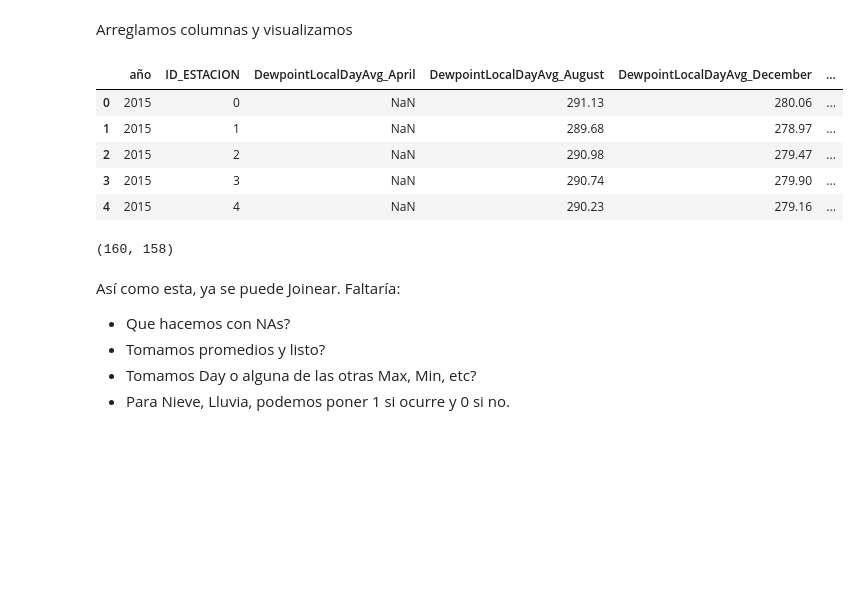
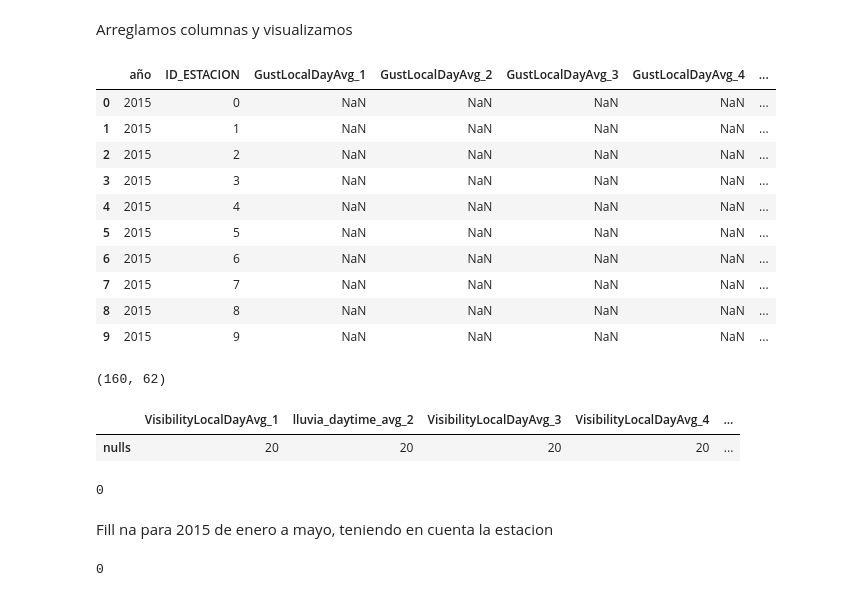
Before and after one commit to vitostamatti/datathon-cajamar-malbecs, a Jupyter notebook: notebooks/01-data-preprocessing/eto_preparation.ipynb, the cells around one changed output. Cells and saved outputs as stored; diff of their text form; code cells hidden in the pictures; blank space fills up the shorter version.

```diff
--- a/notebooks/01-data-preprocessing/eto_preparation.ipynb
+++ b/notebooks/01-data-preprocessing/eto_preparation.ipynb
@@ -142,0 +141,11 @@ agrupado_avg = agrupado[ids + avg_cols_days]
+# %%
+avg_cols_days = list(df_mensual.filter(like='DayAvg').columns)
+new_cols = cols_sum
+ids = ['ID_ESTACION','año','mes_num']
+temperaturas = ['TemperatureLocalAfternoonAvg','TemperatureLocalOvernightAvg']
+df_grouped = df_mensual[ids + avg_cols_days + new_cols + temperaturas]
+
+cols_delete = ['TemperatureLocalDayAvg', 'PrecipAmountLocalDayAvg', 'SnowAmountLocalDayAvg','DewpointLocalDayAvg',
+                'EvapotranspirationLocalDayAvg', 'FeelsLikeLocalDayAvg','GlobalHorizontalIrradianceLocalDayAvg']
+
+df_grouped = df_grouped.drop(columns=cols_delete)
@@ -142,0 +168,2 @@ agrupado_avg = agrupado[ids + avg_cols_days]
+# %%
+df_grouped=df_grouped[df_grouped['mes_num'].isin([1,2,3,4,5,6])]
@@ -142,0 +191,2 @@ agrupado_avg = agrupado[ids + avg_cols_days]
+# %%
+df_grouped['GustLocalDayAvg']=df_grouped['GustLocalDayAvg'].fillna(0)
@@ -143,4 +222,6 @@ agrupado_avg = agrupado[ids + avg_cols_days]
 # %% [markdown]
 Pivote pivote, llamamos join al dataset final
 # %%
-join = agrupado_avg.pivot(index=['año','ID_ESTACION'], columns='mes', values=avg_cols_days).reset_index()
+values_cols = list(df_grouped.filter(like='DayAvg').columns) + new_cols
+
+df_for_join = df_grouped.pivot(index=['año','ID_ESTACION'], columns='mes_num', values=values_cols).reset_index()
@@ -147,23 +243,41 @@ join = agrupado_avg.pivot(index=['año','ID_ESTACION'], columns='mes', values=av
 # %% [markdown]
 Arreglamos columnas y visualizamos
 # %%
-join.columns = [x+'_'+y if y != '' else x for x,y in join.columns.to_flat_index()]
-join.head()
+df_for_join.columns = [x +'_'+ str(y) if y != '' else x for x,y in df_for_join.columns.to_flat_index()]
+df_for_join.head(10)
 # %% [output]
-|  | año | ID_ESTACION | DewpointLocalDayAvg_April | DewpointLocalDayAvg_August | DewpointLocalDayAvg_December | ... |
-| 0 | 2015 | 0 | NaN | 291.13 | 280.06 | ... |
-| 1 | 2015 | 1 | NaN | 289.68 | 278.97 | ... |
-| 2 | 2015 | 2 | NaN | 290.98 | 279.47 | ... |
-| 3 | 2015 | 3 | NaN | 290.74 | 279.90 | ... |
-| 4 | 2015 | 4 | NaN | 290.23 | 279.16 | ... |
+|  | año | ID_ESTACION | GustLocalDayAvg_1 | GustLocalDayAvg_2 | GustLocalDayAvg_3 | GustLocalDayAvg_4 | ... |
+| 0 | 2015 | 0 | NaN | NaN | NaN | NaN | ... |
+| 1 | 2015 | 1 | NaN | NaN | NaN | NaN | ... |
+| 2 | 2015 | 2 | NaN | NaN | NaN | NaN | ... |
+| 3 | 2015 | 3 | NaN | NaN | NaN | NaN | ... |
+| 4 | 2015 | 4 | NaN | NaN | NaN | NaN | ... |
+| 5 | 2015 | 5 | NaN | NaN | NaN | NaN | ... |
+| 6 | 2015 | 6 | NaN | NaN | NaN | NaN | ... |
+| 7 | 2015 | 7 | NaN | NaN | NaN | NaN | ... |
+| 8 | 2015 | 8 | NaN | NaN | NaN | NaN | ... |
+| 9 | 2015 | 9 | NaN | NaN | NaN | NaN | ... |
 # %%
-join.shape
+df_for_join.shape
 # %% [output]
-(160, 158)
+(160, 62)
-# %% [markdown]
-Así como esta, ya se puede Joinear. Faltaría:
-
-- Que hacemos con NAs?
-- Tomamos promedios y listo?
-- Tomamos Day o alguna de las otras Max, Min, etc?
-- Para Nieve, Lluvia, podemos poner 1 si ocurre y 0 si no.
+# %%
+nulos = pd.DataFrame(df_for_join.isna().sum(),columns=['nulls'])
+nulos[nulos.nulls>0].sort_values('nulls',ascending=False)
+nulos.sort_values('nulls',ascending=False).T
+# %% [output]
+|  | VisibilityLocalDayAvg_1 | lluvia_daytime_avg_2 | VisibilityLocalDayAvg_3 | VisibilityLocalDayAvg_4 | ... |
+| nulls | 20 | 20 | 20 | 20 | ... |
+# %%
+df_for_join.dropna(subset=['nieve_night_Avg_1']).isna().sum().max()
+# %% [output]
+0
+# %% [markdown]
+Fill na para 2015 de enero a mayo, teniendo en cuenta la estacion
+# %%
+for col in df_for_join.columns:
+    df_for_join[col]  = df_for_join.groupby(['ID_ESTACION'])[col].transform(lambda x: x.fillna(x.mean()))
+
+df_for_join.isna().sum().max()
+# %% [output]
+0
```
Also changed, not shown: parts of 24 cells of this notebook.
